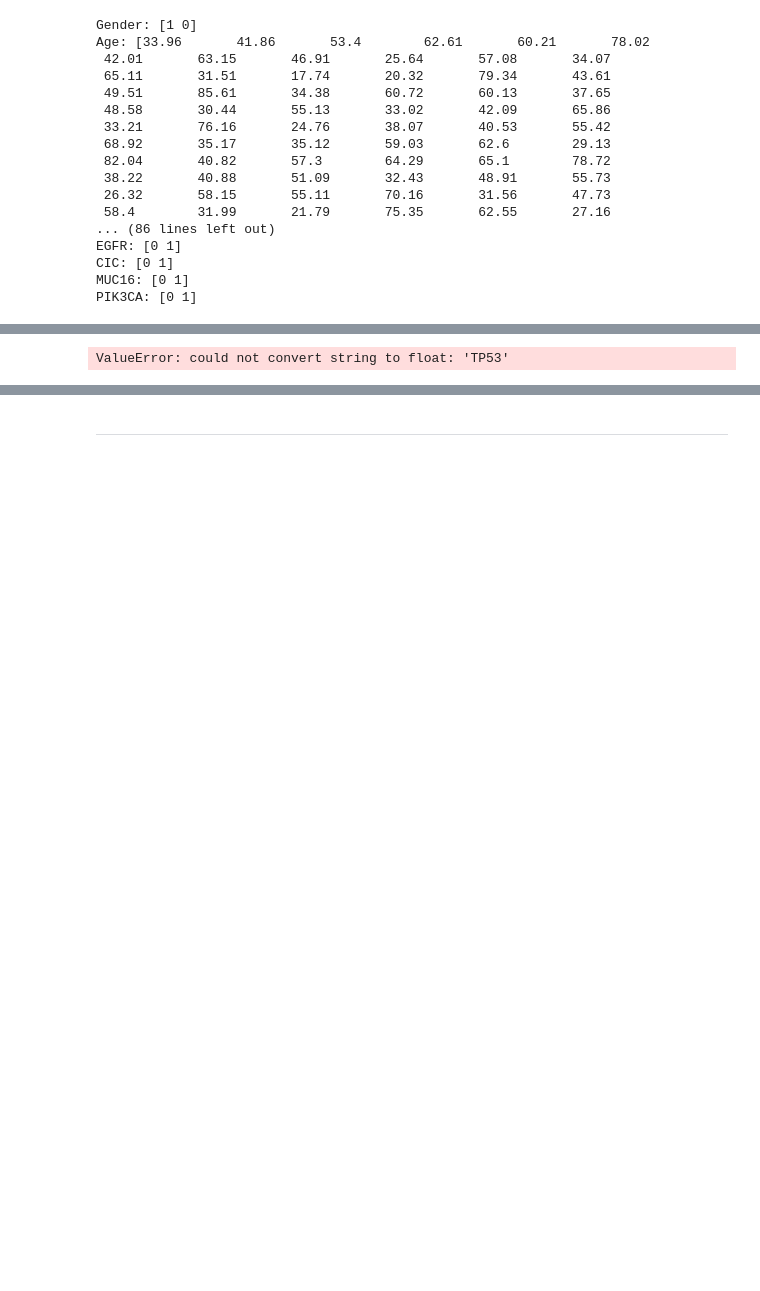
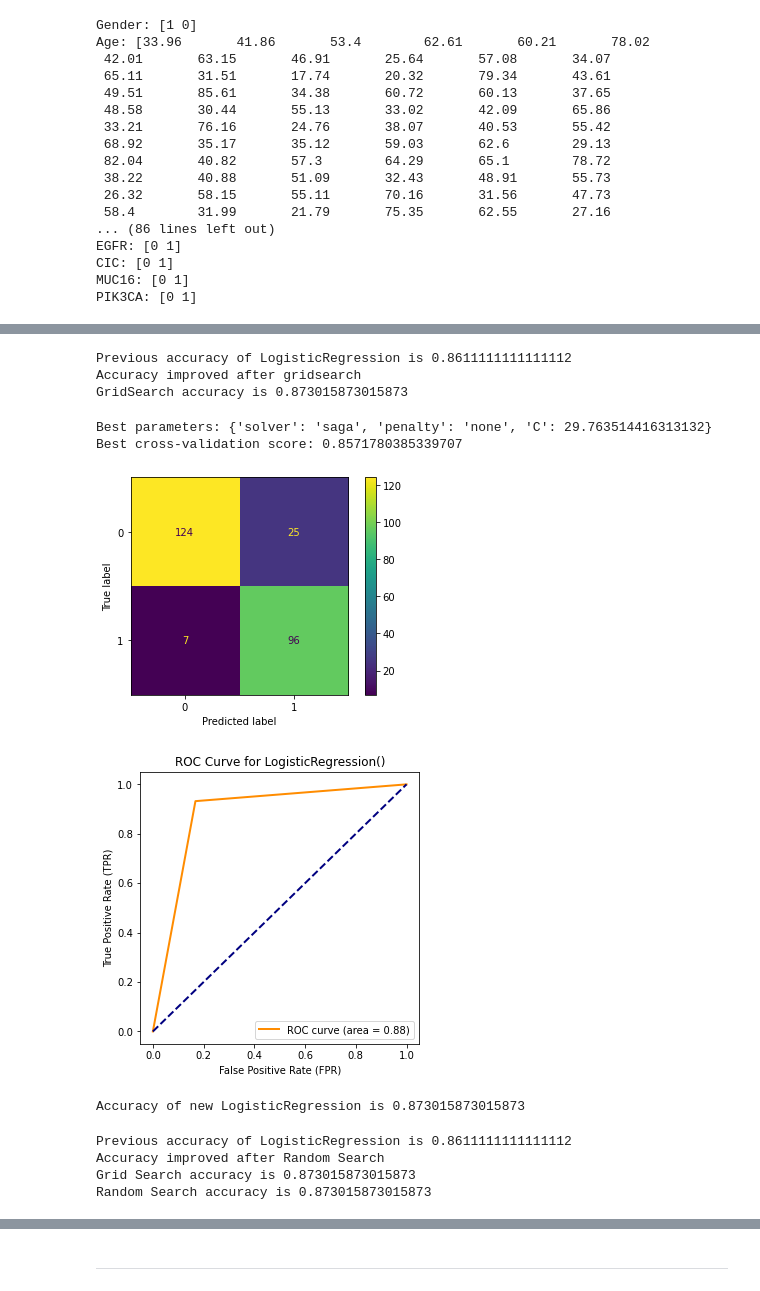
Before and after one commit to irenebernardi/Glioma-Grading-Classification, a Jupyter notebook: Glioma_Grade_notebook.ipynb, the cells around one changed output, grey strips where cells are left out. Cells and saved outputs as stored; diff of their text form; code cells hidden in the pictures; blank space fills up the shorter version.

```diff
--- a/Glioma_Grade_notebook.ipynb
+++ b/Glioma_Grade_notebook.ipynb
@@ -486,14 +501,15 @@ print(f"Previous accuracy of LogisticRegression is {prev_accuracy}")
 
 if accuracy_g > prev_accuracy:
     print("Accuracy improved after gridsearch")
+    print(f'GridSearch accuracy is {accuracy_g}')
 else:
     print("Accuracy did not improve after gridsearch")
 # %% [output]
-ValueError: could not convert string to float: 'TP53'
+Previous accuracy of LogisticRegression is 0.8611111111111112
+Accuracy improved after gridsearch
+GridSearch accuracy is 0.873015873015873
 # %%
 #Randomsearch for logistic regression, TODO: write in report why we think we should do both types of searches
-
-# GridSearchCV for logistic regression
 
 param_grid = [
     {'penalty' : ['l1', 'l2', 'elasticnet', 'none'],
@@ -503,13 +519,62 @@ param_grid = [
     }
 ]
 
-grid_search = GridSearchCV(estimator = models[0],
-                           param_grid = param_grid,
+randomized_search = RandomizedSearchCV(estimator = models[0],
+                           param_distributions = param_grid,
                            scoring = 'accuracy',
                            cv = kf).fit(X_train, y_train)
 
 # Get the best estimator
-best_model = grid_search.best_estimator_
+best_model_rs = randomized_search.best_estimator_
 
-print(f"Best parameters: {grid_search.best_params_}")
-print(f"Best cross-validation score: {grid_search.best_score_}")
+print(f"Best parameters: {randomized_search.best_params_}")
+print(f"Best cross-validation score: {randomized_search.best_score_}")
+# %% [output]
+Best parameters: {'solver': 'saga', 'penalty': 'none', 'C': 29.763514416313132}
+Best cross-validation score: 0.8571780385339707
+# %%
+#now use best parameters from random search to predict y_pred
+
+y_pred_rs = best_model_rs.predict(X_test)
+
+
+accuracy_rs = accuracy_score(y_test, y_pred_rs)
+cm_rs = confusion_matrix(y_test, y_pred_rs, labels = models[0].classes_)
+disp = ConfusionMatrixDisplay(confusion_matrix = cm_rs, display_labels = models[0].classes_)
+disp.plot()
+plt.show()
+
+# Compute ROC curve and AUC
+fpr, tpr, thresholds = roc_curve(y_test, y_pred_rs)
+roc_auc = auc(fpr, tpr)
+
+# Plot ROC curve
+plt.figure(figsize=(5, 5))
+plt.plot(fpr, tpr, color='darkorange', lw=2, label='ROC curve (area = {:.2f})'.format(roc_auc))
+plt.plot([0, 1], [0, 1], color='navy', lw=2, linestyle='--')
+plt.xlabel('False Positive Rate (FPR)')
+plt.ylabel('True Positive Rate (TPR)')
+plt.title(f'ROC Curve for {models[0]}')
+plt.legend(loc='lower right')
+plt.show()
+print(f"Accuracy of new LogisticRegression is {accuracy_rs}")
+# %% [output]
+[figure, added]
+[figure, added]
+Accuracy of new LogisticRegression is 0.873015873015873
+# %%
+y_pred = models[0].predict(X_test)
+prev_accuracy = accuracy_score(y_test, y_pred)
+print(f"Previous accuracy of LogisticRegression is {prev_accuracy}")
+
+if accuracy_rs > prev_accuracy:
+    print("Accuracy improved after Random Search")
+    print(f'Grid Search accuracy is {accuracy_g}')
+    print(f'Random Search accuracy is {accuracy_rs}')
+else:
+    print("Accuracy did not improve after Random Search")
+# %% [output]
+Previous accuracy of LogisticRegression is 0.8611111111111112
+Accuracy improved after Random Search
+Grid Search accuracy is 0.873015873015873
+Random Search accuracy is 0.873015873015873
```
Also changed, not shown: parts of 18 cells of this notebook.
